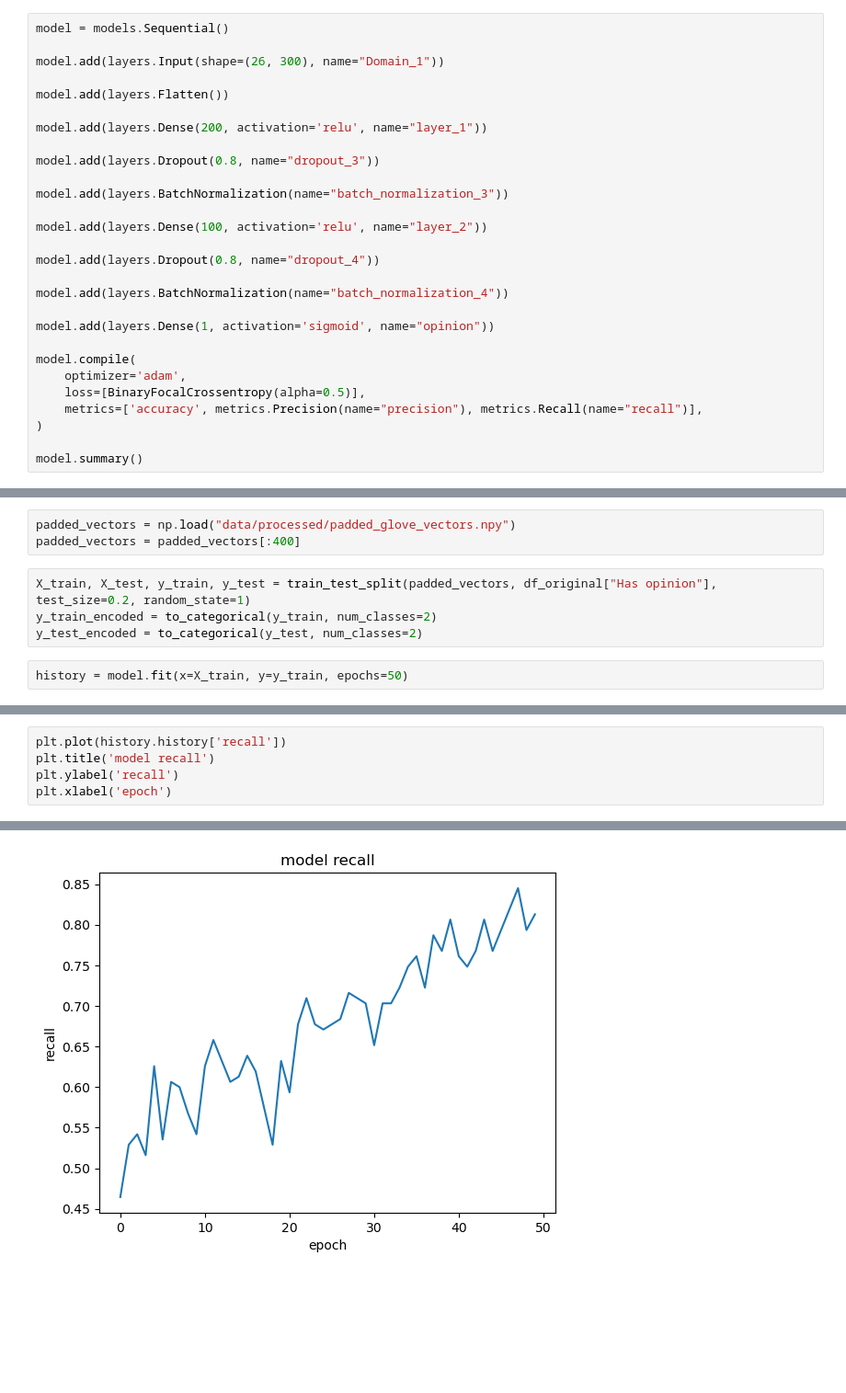
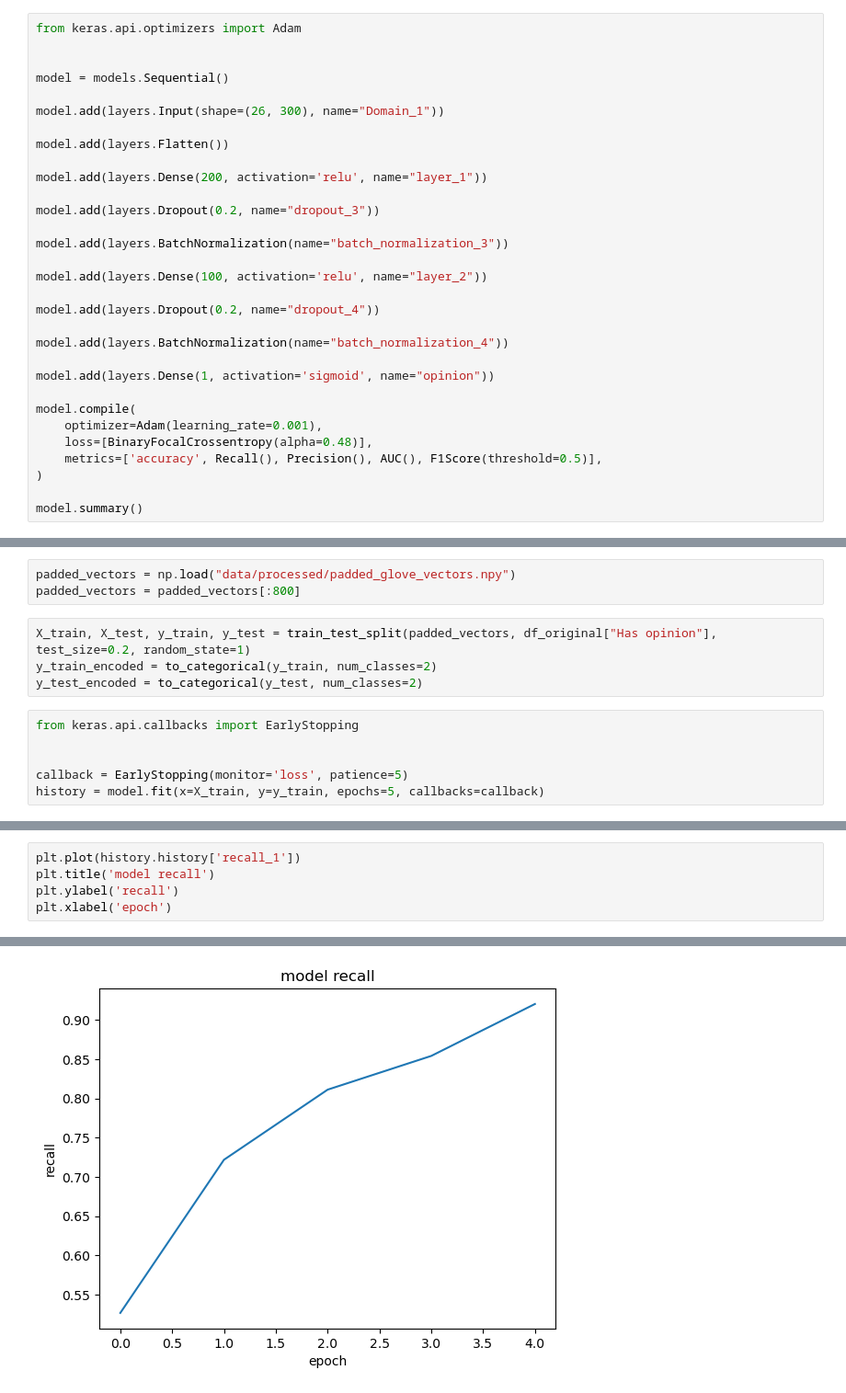
Before and after one commit to grobenek/diploma_thesis, a Jupyter notebook: notebooks/experiments/experiment_2.ipynb, the cells around one changed output, grey strips where cells are left out. Shown: that part at 92% size. Cells and saved outputs as stored; diff of their text form; blank space fills up the shorter version.

```diff
--- a/notebooks/experiments/experiment_2.ipynb
+++ b/notebooks/experiments/experiment_2.ipynb
@@ -216,6 +258,9 @@ display.plot()
 # %% [markdown]
 # Opinion detection
 # %%
+from keras.api.optimizers import Adam
+
+
 model = models.Sequential()
 
 model.add(layers.Input(shape=(26, 300), name="Domain_1"))
@@ -224,22 +269,22 @@ model.add(layers.Flatten())
 
 model.add(layers.Dense(200, activation='relu', name="layer_1"))
 
-model.add(layers.Dropout(0.8, name="dropout_3"))
+model.add(layers.Dropout(0.2, name="dropout_3"))
 
 model.add(layers.BatchNormalization(name="batch_normalization_3"))
 
 model.add(layers.Dense(100, activation='relu', name="layer_2"))
 
-model.add(layers.Dropout(0.8, name="dropout_4"))
+model.add(layers.Dropout(0.2, name="dropout_4"))
 
 model.add(layers.BatchNormalization(name="batch_normalization_4"))
 
 model.add(layers.Dense(1, activation='sigmoid', name="opinion"))
 
 model.compile(
-    optimizer='adam',
-    loss=[BinaryFocalCrossentropy(alpha=0.5)],
-    metrics=['accuracy', metrics.Precision(name="precision"), metrics.Recall(name="recall")],
+    optimizer=Adam(learning_rate=0.001),
+    loss=[BinaryFocalCrossentropy(alpha=0.48)],
+    metrics=['accuracy', Recall(), Precision(), AUC(), F1Score(threshold=0.5)],
 )
 
 model.summary()
@@ -295,11 +342,15 @@ Has opinion
 Name: count, dtype: int64
 # %%
 padded_vectors = np.load("data/processed/padded_glove_vectors.npy")
-padded_vectors = padded_vectors[:400]
+padded_vectors = padded_vectors[:800]
 # %%
 X_train, X_test, y_train, y_test = train_test_split(padded_vectors, df_original["Has opinion"], test_size=0.2, random_state=1)
 y_train_encoded = to_categorical(y_train, num_classes=2)
 y_test_encoded = to_categorical(y_test, num_classes=2)
 # %%
-history = model.fit(x=X_train, y=y_train, epochs=50)
+from keras.api.callbacks import EarlyStopping
+
+
+callback = EarlyStopping(monitor='loss', patience=5)
+history = model.fit(x=X_train, y=y_train, epochs=5, callbacks=callback)
 # %% [output]
@@ -341,11 +393,11 @@ Text(0.5, 0, 'epoch')
 # %%
-plt.plot(history.history['recall'])
+plt.plot(history.history['recall_1'])
 plt.title('model recall')
 plt.ylabel('recall')
 plt.xlabel('epoch')
 # %% [output]
 Text(0.5, 0, 'epoch')
-[figure, old version]
+[figure, new version]
 # %%
 plt.plot(history.history['loss'])
 plt.title('model loss')
```
Also changed, not shown: parts of 32 cells of this notebook, 4 other files.
